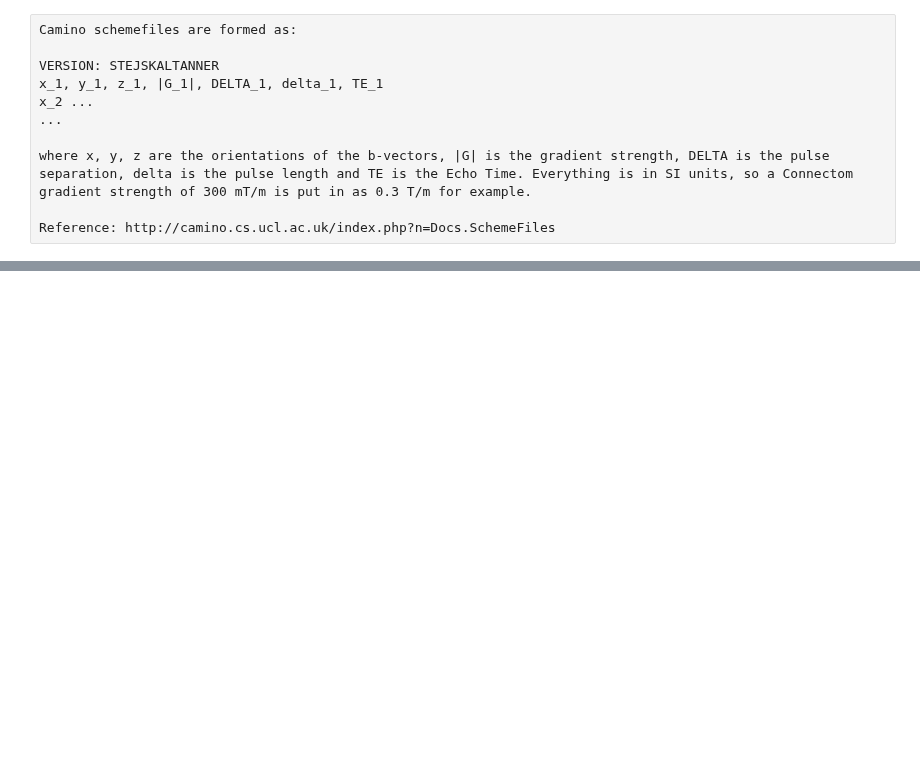
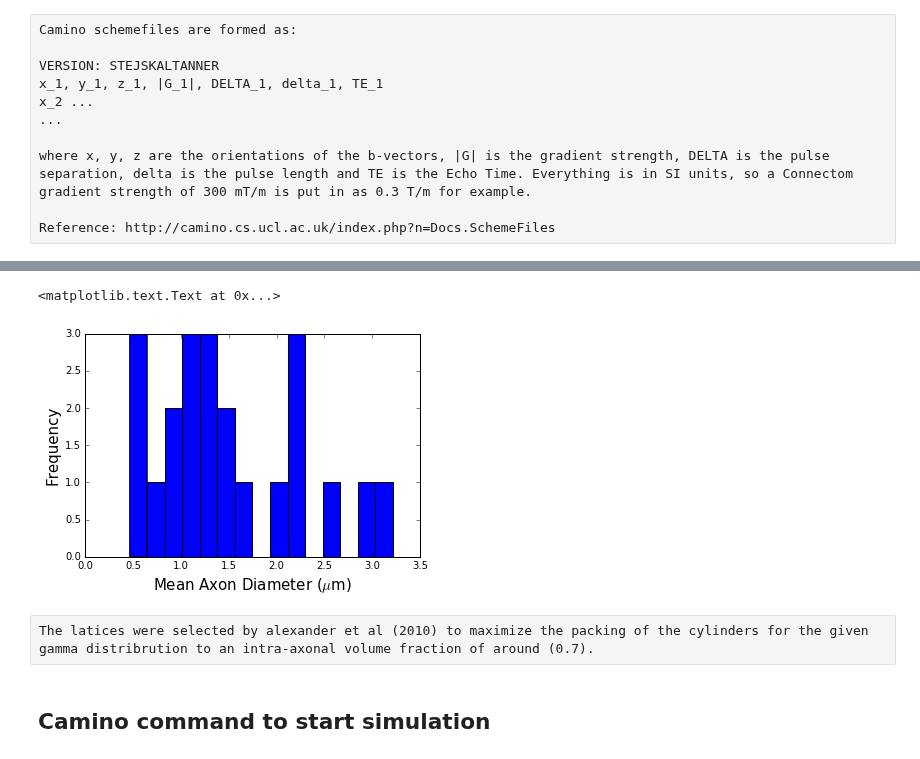
Before and after one commit to AthenaEPI/dmipy, a Jupyter notebook: examples/example_generate_camino_schemefile.ipynb, the cells around one changed output, grey strips where cells are left out. Drawn from its saved outputs; the diff is of its cells as text; code cells hidden in the pictures; blank space fills up the shorter version.

```diff
--- a/examples/example_generate_camino_schemefile.ipynb
+++ b/examples/example_generate_camino_schemefile.ipynb
@@ -31,0 +50,9 @@ np.savetxt(gradient_folder + 'schemefile_hcp_wu_minn.scheme1', scheme_with_heade
+# %%
+plt.hist(alpha[::2] * beta[::2] * 2e6, bins=15)
+xlabel('Mean Axon Diameter ($\mu$m)', fontsize=15)
+ylabel('Frequency', fontsize=15)
+# %% [output]
+<matplotlib.text.Text at 0x...>
+[figure, added]
+# %% [raw]
+The latices were selected by alexander et al (2010) to maximize the packing of the cylinders for the given gamma distribrution to an intra-axonal volume fraction of around (0.7).
@@ -31,0 +78,2 @@ np.savetxt(gradient_folder + 'schemefile_hcp_wu_minn.scheme1', scheme_with_heade
+# %% [markdown]
+## Camino command to start simulation
```
Also changed, not shown: parts of 9 cells of this notebook.
